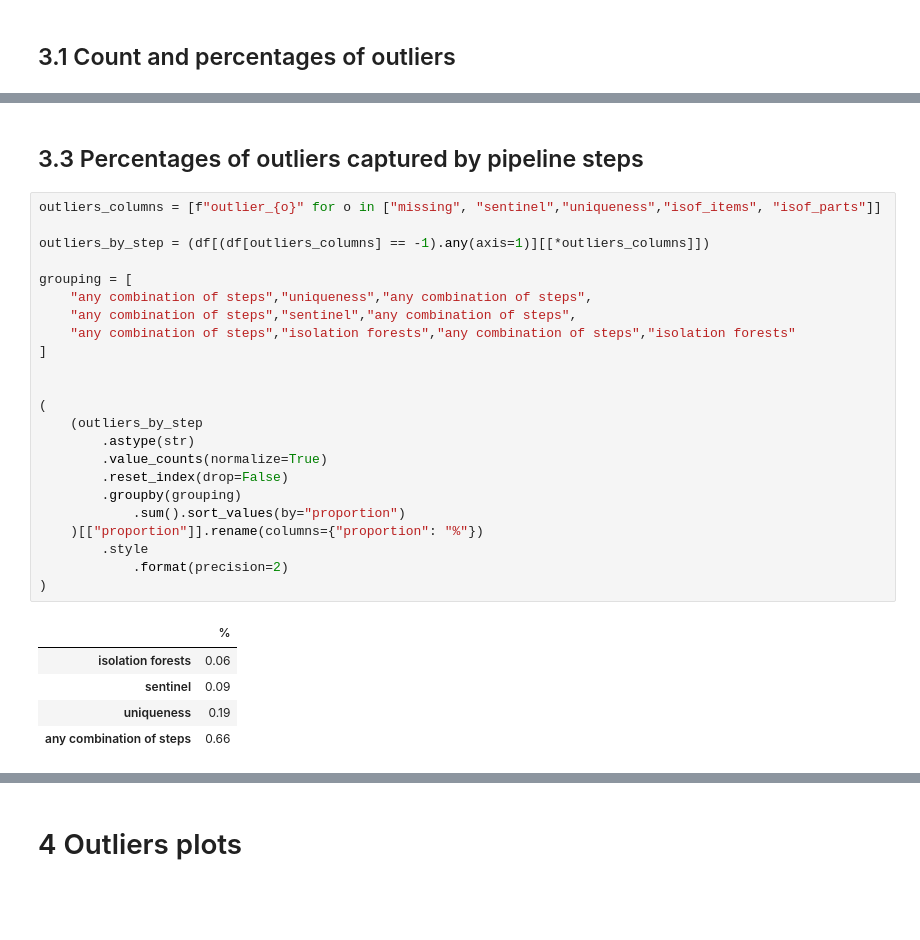
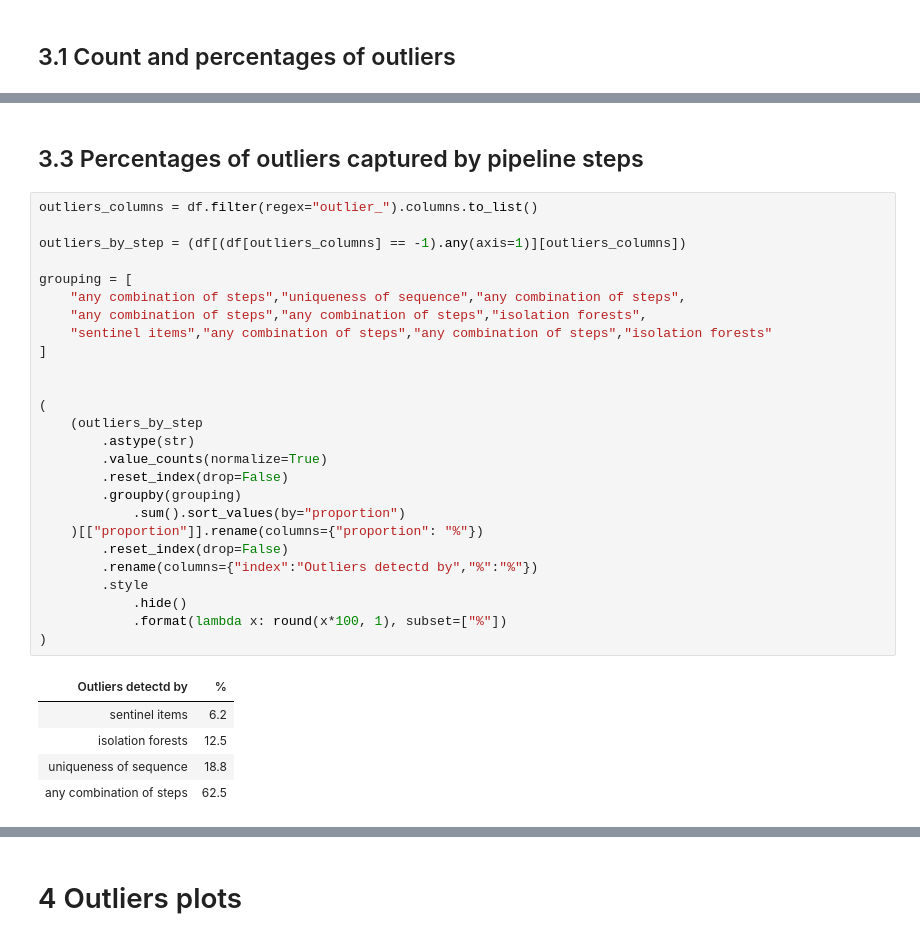
Before and after one commit to alkaest2002/mhsc, a Jupyter notebook: analysis.ipynb, the cells around one changed output, grey strips where cells are left out. Saved outputs shown, nothing was run; the diff lists cells and outputs as text; blank space fills up the shorter version.

```diff
--- a/analysis.ipynb
+++ b/analysis.ipynb
@@ -368,33 +386,36 @@ grouping = pd.Series(
 | strong outlier | 9.0 |
 | extreme outlier | 3.0 |
-# %% [markdown]
-## 3.3 Percentages of outliers captured by pipeline steps
+# %% [markdown]
+## 3.3 Percentages of outliers captured by pipeline steps
 # %%
-outliers_columns = [f"outlier_{o}" for o in ["missing", "sentinel","uniqueness","isof_items", "isof_parts"]]
+outliers_columns = df.filter(regex="outlier_").columns.to_list()
 
-outliers_by_step = (df[(df[outliers_columns] == -1).any(axis=1)][[*outliers_columns]])
+outliers_by_step = (df[(df[outliers_columns] == -1).any(axis=1)][outliers_columns])
 
 grouping = [
-    "any combination of steps","uniqueness","any combination of steps",
-    "any combination of steps","sentinel","any combination of steps",
-    "any combination of steps","isolation forests","any combination of steps","isolation forests"
+    "any combination of steps","uniqueness of sequence","any combination of steps",
+    "any combination of steps","any combination of steps","isolation forests",
+    "sentinel items","any combination of steps","any combination of steps","isolation forests"
 ]
 
 
 (
     (outliers_by_step
         .astype(str)
         .value_counts(normalize=True)
         .reset_index(drop=False)
         .groupby(grouping)
             .sum().sort_values(by="proportion")
     )[["proportion"]].rename(columns={"proportion": "%"})
+        .reset_index(drop=False)
+        .rename(columns={"index":"Outliers detectd by","%":"%"})
         .style
-            .format(precision=2)
+            .hide()
+            .format(lambda x: round(x*100, 1), subset=["%"])
 )
 # %% [output]
-|  | % |
-| isolation forests | 0.06 |
-| sentinel | 0.09 |
-| uniqueness | 0.19 |
-| any combination of steps | 0.66 |
+| Outliers detectd by | % |
+| sentinel items | 6.2 |
+| isolation forests | 12.5 |
+| uniqueness of sequence | 18.8 |
+| any combination of steps | 62.5 |
```
Also changed, not shown: parts of 33 cells of this notebook, 4 other files.
